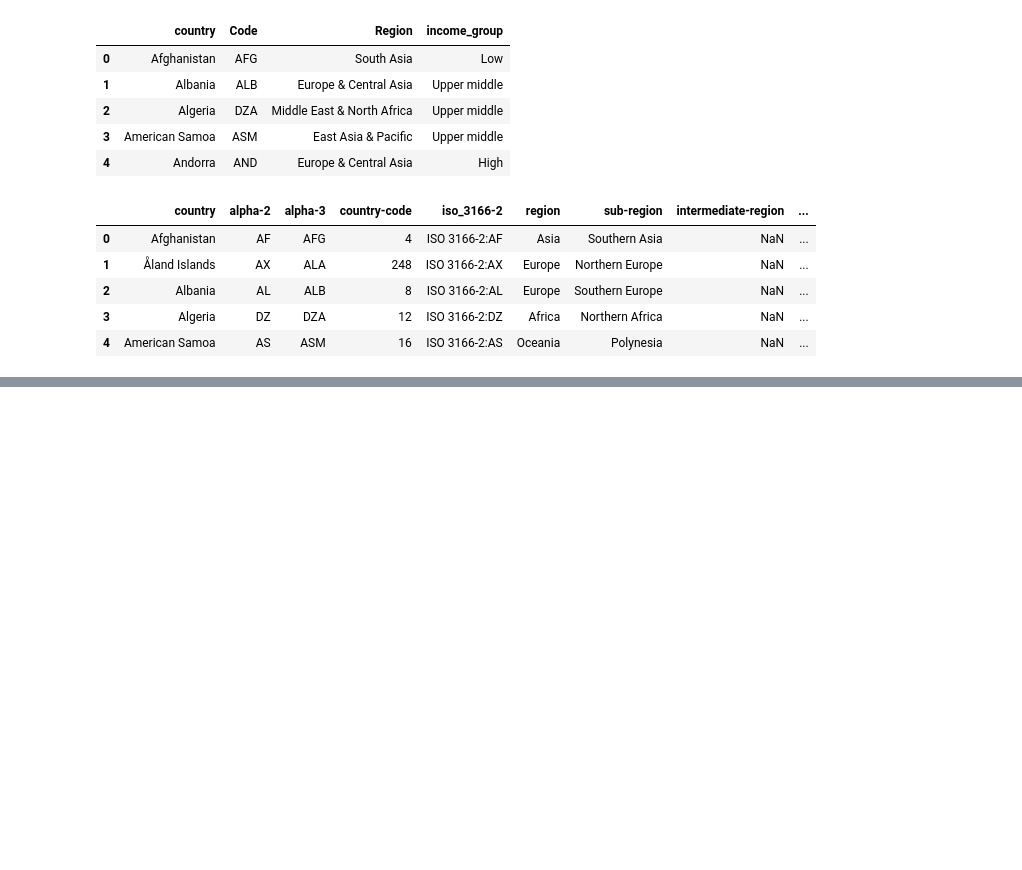
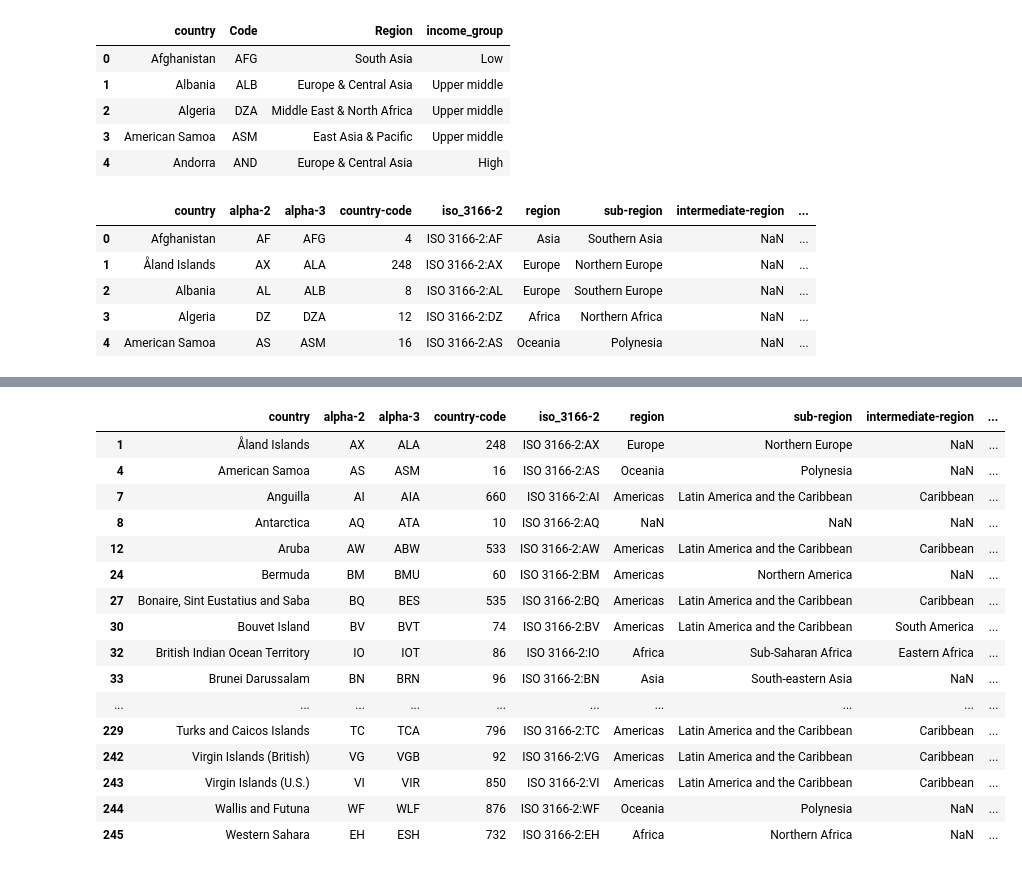
Before and after one commit to UofTCoders/2018-09-10-utoronto, a Jupyter notebook: code/dataset-generation.ipynb, the cells around one changed output, grey strips where cells are left out. Saved outputs shown, nothing was run; the diff lists cells and outputs as text; code cells hidden in the pictures; blank space fills up the shorter version.

Commit message:
Normalize country names between data frames

```diff
--- a/code/dataset-generation.ipynb
+++ b/code/dataset-generation.ipynb
@@ -128,0 +182,45 @@ country_regions.head()
+# %%
+# country_regions.loc[country_regions['country'] == 'Bahamas', 'country'] = 'Bahamas, The'
+country_regions.loc[country_regions['country'].str.startswith('Bolivia'), 'country'] = 'Bolivia'
+country_regions.loc[country_regions['country'].str.startswith('Congo (Dem'), 'country'] = 'Congo, Dem. Rep.'
+country_regions.loc[country_regions['country'] == 'Congo', 'country'] = 'Congo, Rep.'
+country_regions.loc[country_regions['country'].str.startswith('Czhechia'), 'country'] = 'Czech Republic'
+country_regions.loc[country_regions['country'].str.startswith('Czechia'), 'country'] = 'Czech Republic'
+country_regions.loc[country_regions['country'].str.startswith('Iran'), 'country'] = 'Iran'
+country_regions.loc[country_regions['country'].str.startswith('Kyrgyzstan'), 'country'] = 'Kyrgyz Republic'
+country_regions.loc[country_regions['country'].str.startswith('Korea (Rep'), 'country'] = 'South Korea'
+country_regions.loc[country_regions['country'].str.startswith('Korea (Dem'), 'country'] = 'North Korea'
+country_regions.loc[country_regions['country'].str.startswith('Macedonia'), 'country'] = 'Macedonia, FYR'
+country_regions.loc[country_regions['country'].str.startswith('Moldova'), 'country'] = 'Moldova'
+country_regions.loc[country_regions['country'].str.startswith('Slovakia'), 'country'] = 'Slovak Republic'
+country_regions.loc[country_regions['country'].str.startswith('Russian'), 'country'] = 'Russia'
+country_regions.loc[country_regions['country'].str.startswith('Palestine'), 'country'] = 'Palestine'
+country_regions.loc[country_regions['country'].str.startswith('Syria'), 'country'] = 'Syria'
+country_regions.loc[country_regions['country'].str.startswith('United Kingdom'), 'country'] = 'United Kingdom'
+country_regions.loc[country_regions['country'].str.startswith('United States'), 'country'] = 'United States'
+country_regions.loc[country_regions['country'].str.startswith('Venezuela'), 'country'] = 'Venezuela'
+country_regions.loc[country_regions['country'].str.startswith('Viet Nam'), 'country'] = 'Vietnam'
+country_regions.loc[country_regions['country'].str.startswith('Tanzania'), 'country'] = 'Tanzania'
+country_regions.loc[country_regions['country'].str.startswith('Lao'), 'country'] = 'Lao'
+country_regions.loc[country_regions['country'].str.startswith('Côte '), 'country'] = "Cote d'Ivoire"
+country_regions.loc[country_regions['country'].str.startswith('Eswatini'), 'country'] = 'Swaziland'
+# %%
+country_regions.loc[~country_regions['country'].isin(pop_melt['country'])]
+# %% [output]
+|  | country | alpha-2 | alpha-3 | country-code | iso_3166-2 | region | sub-region | intermediate-region | ... |
+| 1 | Åland Islands | AX | ALA | 248 | ISO 3166-2:AX | Europe | Northern Europe | NaN | ... |
+| 4 | American Samoa | AS | ASM | 16 | ISO 3166-2:AS | Oceania | Polynesia | NaN | ... |
+| 7 | Anguilla | AI | AIA | 660 | ISO 3166-2:AI | Americas | Latin America and the Caribbean | Caribbean | ... |
+| 8 | Antarctica | AQ | ATA | 10 | ISO 3166-2:AQ | NaN | NaN | NaN | ... |
+| 12 | Aruba | AW | ABW | 533 | ISO 3166-2:AW | Americas | Latin America and the Caribbean | Caribbean | ... |
+| 24 | Bermuda | BM | BMU | 60 | ISO 3166-2:BM | Americas | Northern America | NaN | ... |
+| 27 | Bonaire, Sint Eustatius and Saba | BQ | BES | 535 | ISO 3166-2:BQ | Americas | Latin America and the Caribbean | Caribbean | ... |
+| 30 | Bouvet Island | BV | BVT | 74 | ISO 3166-2:BV | Americas | Latin America and the Caribbean | South America | ... |
+| 32 | British Indian Ocean Territory | IO | IOT | 86 | ISO 3166-2:IO | Africa | Sub-Saharan Africa | Eastern Africa | ... |
+| 33 | Brunei Darussalam | BN | BRN | 96 | ISO 3166-2:BN | Asia | South-eastern Asia | NaN | ... |
+| ... | ... | ... | ... | ... | ... | ... | ... | ... | ... |
+| 229 | Turks and Caicos Islands | TC | TCA | 796 | ISO 3166-2:TC | Americas | Latin America and the Caribbean | Caribbean | ... |
+| 242 | Virgin Islands (British) | VG | VGB | 92 | ISO 3166-2:VG | Americas | Latin America and the Caribbean | Caribbean | ... |
+| 243 | Virgin Islands (U.S.) | VI | VIR | 850 | ISO 3166-2:VI | Americas | Latin America and the Caribbean | Caribbean | ... |
+| 244 | Wallis and Futuna | WF | WLF | 876 | ISO 3166-2:WF | Oceania | Polynesia | NaN | ... |
+| 245 | Western Sahara | EH | ESH | 732 | ISO 3166-2:EH | Africa | Northern Africa | NaN | ... |
```
Also changed, not shown: parts of 14 cells of this notebook.
